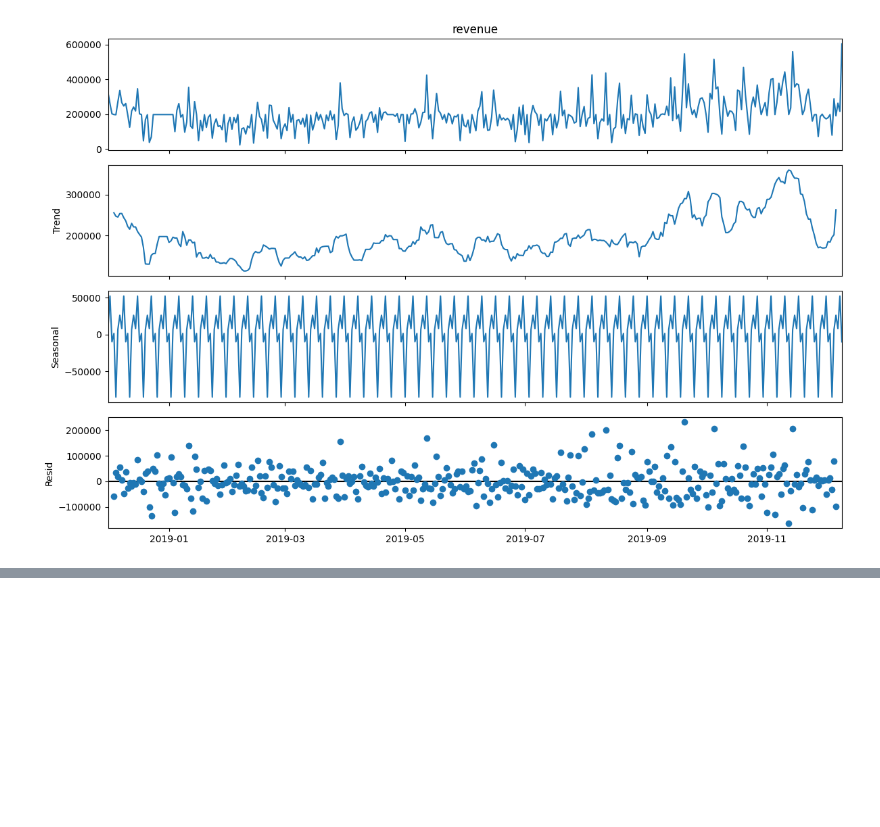
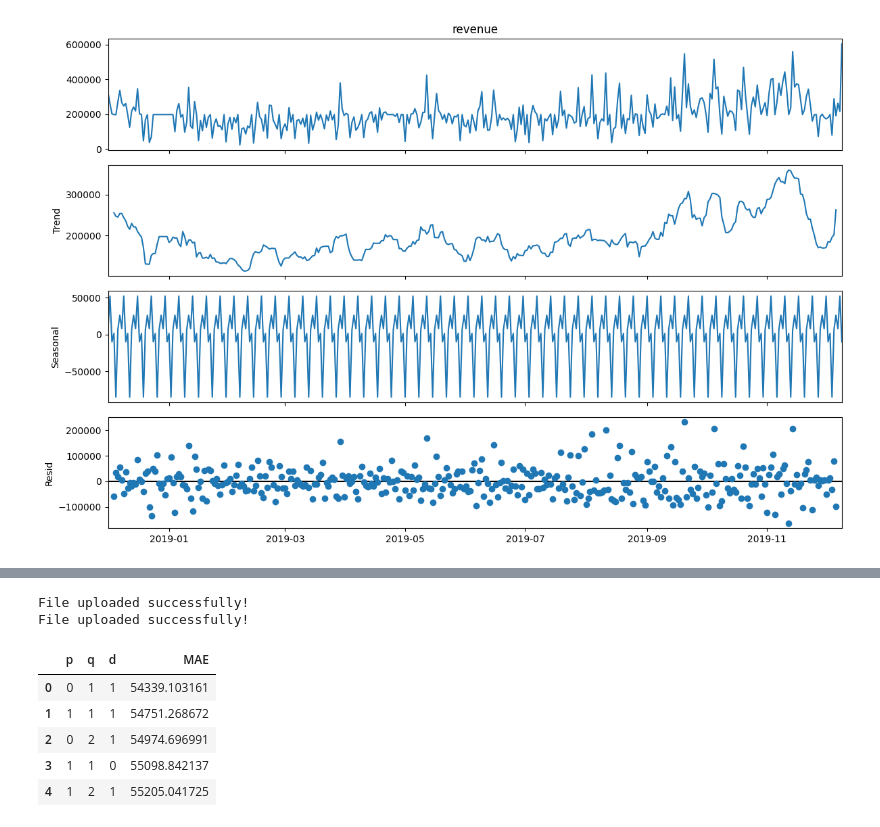
Before and after one commit to khiempm209/Deakin-SIT742-Ass2, a Jupyter notebook: SIT742_Ass2.ipynb, the cells around one changed output, grey strips where cells are left out. Drawn from its saved outputs; the diff is of its cells as text; code cells hidden in the pictures; blank space fills up the shorter version.

```diff
--- a/SIT742_Ass2.ipynb
+++ b/SIT742_Ass2.ipynb
@@ -261,0 +276,36 @@ print(time.time() - t)
+# %%
+hyper_search = True
+FILE_PATH = "mae_result_period_step_1.csv"
+FILE_PATH_PERIOD_7 = "mae_result_period_step_7.csv"
+if hyper_search is False:
+    #grid_search experiment
+    list_mae_period_7 = []
+    for hyperparams in set_hyperparams:
+        mae_res = hyperparams_evaluation(filled_df, hyperparams, period_step = 7)
+        list_mae_period_7.append(mae_res)
+    list_mae = []
+    for hyperparams in set_hyperparams:
+        mae_res = hyperparams_evaluation(filled_df, hyperparams)
+        list_mae.append(mae_res)
+    pd.DataFrame(data = {"p": set_hyperparams[:, 0], "q": set_hyperparams[:, 1],
+                         "d": set_hyperparams[:, 2], "MAE": list_mae}).to_csv(FILE_PATH, index=False)
+    pd.DataFrame(data = {"p": set_hyperparams[:, 0], "q": set_hyperparams[:, 1],
+                         "d": set_hyperparams[:, 2], "MAE": list_mae_period_7}).to_csv(FILE_PATH_PERIOD_7, index=False)
+    put_file_to_github(FILE_PATH, f"Data/{FILE_PATH}")
+    put_file_to_github(FILE_PATH_PERIOD_7, f"Data/{FILE_PATH_PERIOD_7}")
+# %% [output]
+File uploaded successfully!
+File uploaded successfully!
+# %%
+#read the result file from github
+df_mae_period_1 = pd.read_csv("https://raw.githubusercontent.com/khiempm209/Deakin-SIT742-Ass2/main/Data/mae_result_period_step_1.csv")
+df_mae_period_7 = pd.read_csv("https://raw.githubusercontent.com/khiempm209/Deakin-SIT742-Ass2/main/Data/mae_result_period_step_7.csv")
+# %%
+df_mae_period_1.sort_values(by='MAE').head(5).reset_index(drop=True)
+# %% [output]
+|  | p | q | d | MAE |
+| 0 | 0 | 1 | 1 | 54339.103161 |
+| 1 | 1 | 1 | 1 | 54751.268672 |
+| 2 | 0 | 2 | 1 | 54974.696991 |
+| 3 | 1 | 1 | 0 | 55098.842137 |
+| 4 | 1 | 2 | 1 | 55205.041725 |
```
Also changed, not shown: parts of 16 cells of this notebook.
